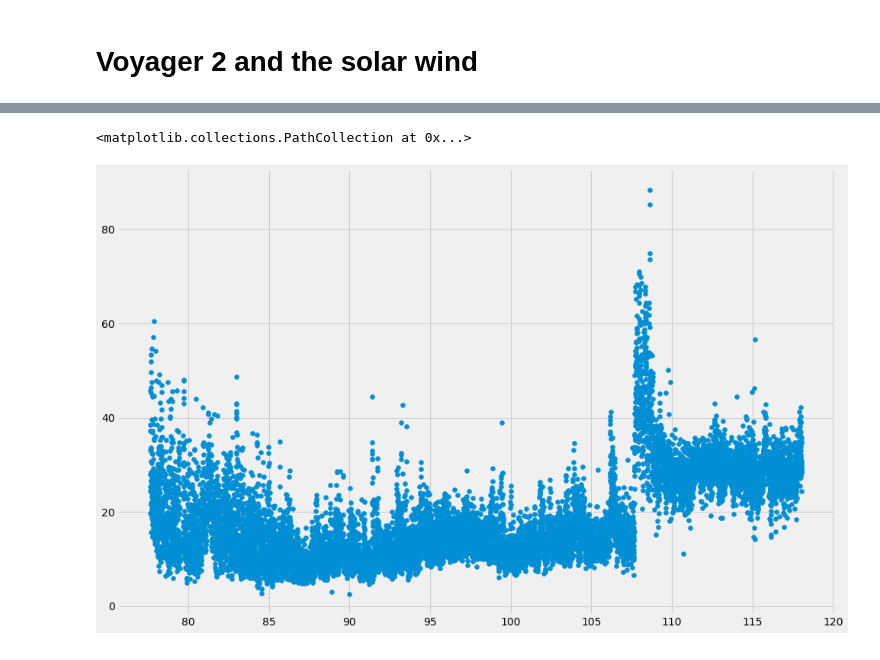
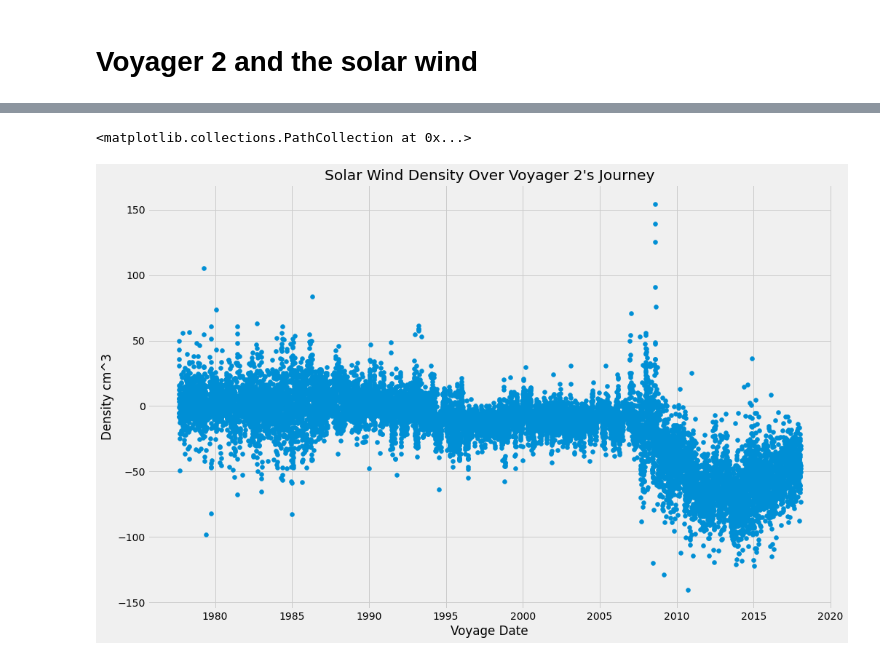
Before and after one commit to ezixi/analysis, a Jupyter notebook: voyager/notebooks/solar_wind.ipynb, the cells around one changed output, grey strips where cells are left out. Cells and saved outputs as stored; diff of their text form; code cells hidden in the pictures.

Commit message:
analysis#7: cleans up charts and makes it a little more meaningful

```diff
--- a/voyager/notebooks/solar_wind.ipynb
+++ b/voyager/notebooks/solar_wind.ipynb
@@ -29,5 +24,16 @@ plt.scatter("DECIMAL YEAR", "VT", data=df)
-# %%
-plt.scatter("DECIMAL YEAR", "R", data=df)
-# %% [output]
-<matplotlib.collections.PathCollection at 0x...>
-[figure, removed]
+# %%
+# convert decimal year into date
+
+df["DECIMAL YEAR"] = df["DECIMAL YEAR"].astype(int) + 1900
+df["DAY OF YEAR"] = df["DAY OF YEAR"].astype(int)
+df["DAY OF YEAR"] = df["DECIMAL YEAR"].astype(str) + df["DAY OF YEAR"].astype(str)
+df["DAY OF YEAR"] = pd.to_datetime(df["DAY OF YEAR"], format="%Y%j")
+# %%
+fig, ax = plt.subplots(dpi=72)
+ax.set_title("Solar Wind Density Over Voyager 2's Journey")
+ax.set_xlabel("Voyage Date")
+ax.set_ylabel("Density cm^3")
+plt.scatter("DAY OF YEAR", "DEN MOMENT", data=df)
+# %% [output]
+<matplotlib.collections.PathCollection at 0x...>
+[figure, added]
```
Also changed, not shown: parts of 1 cell of this notebook, 1 other file.
